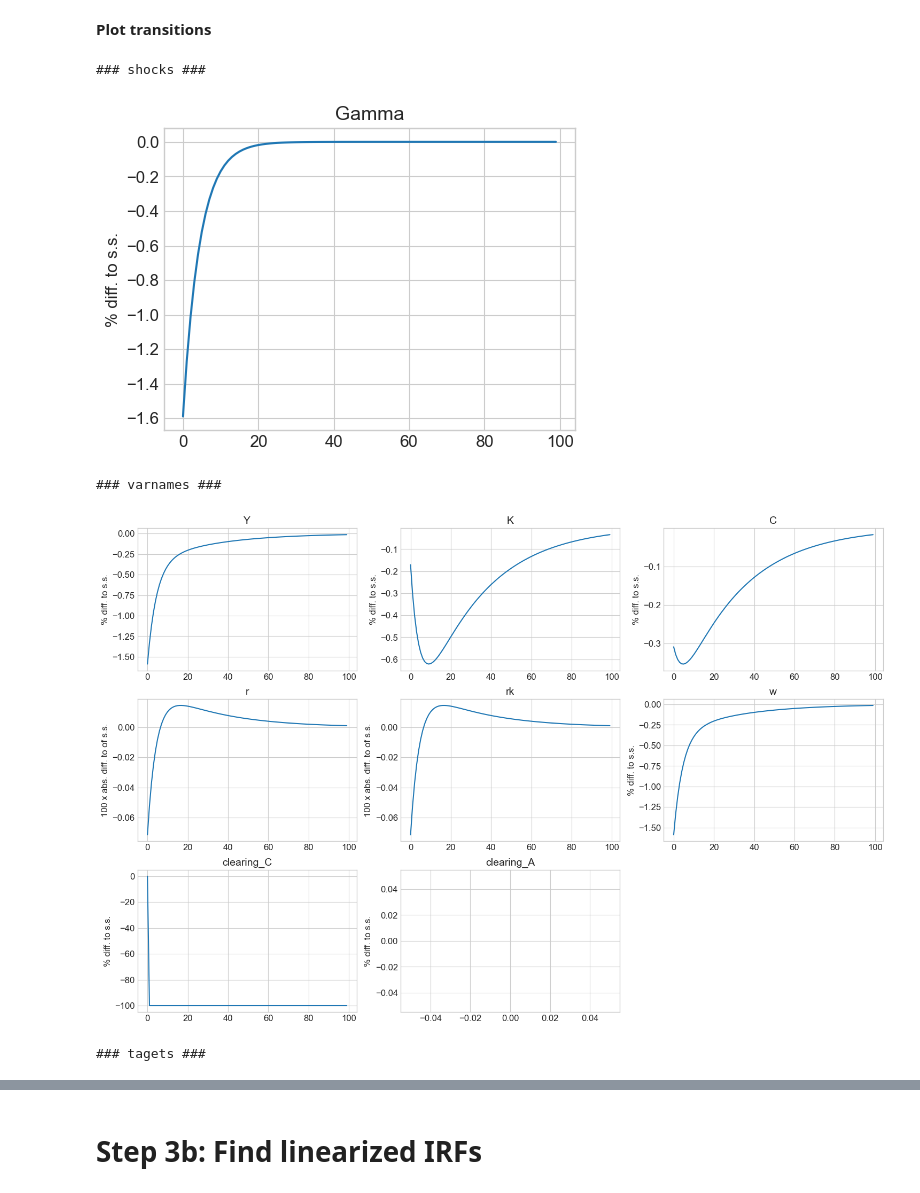
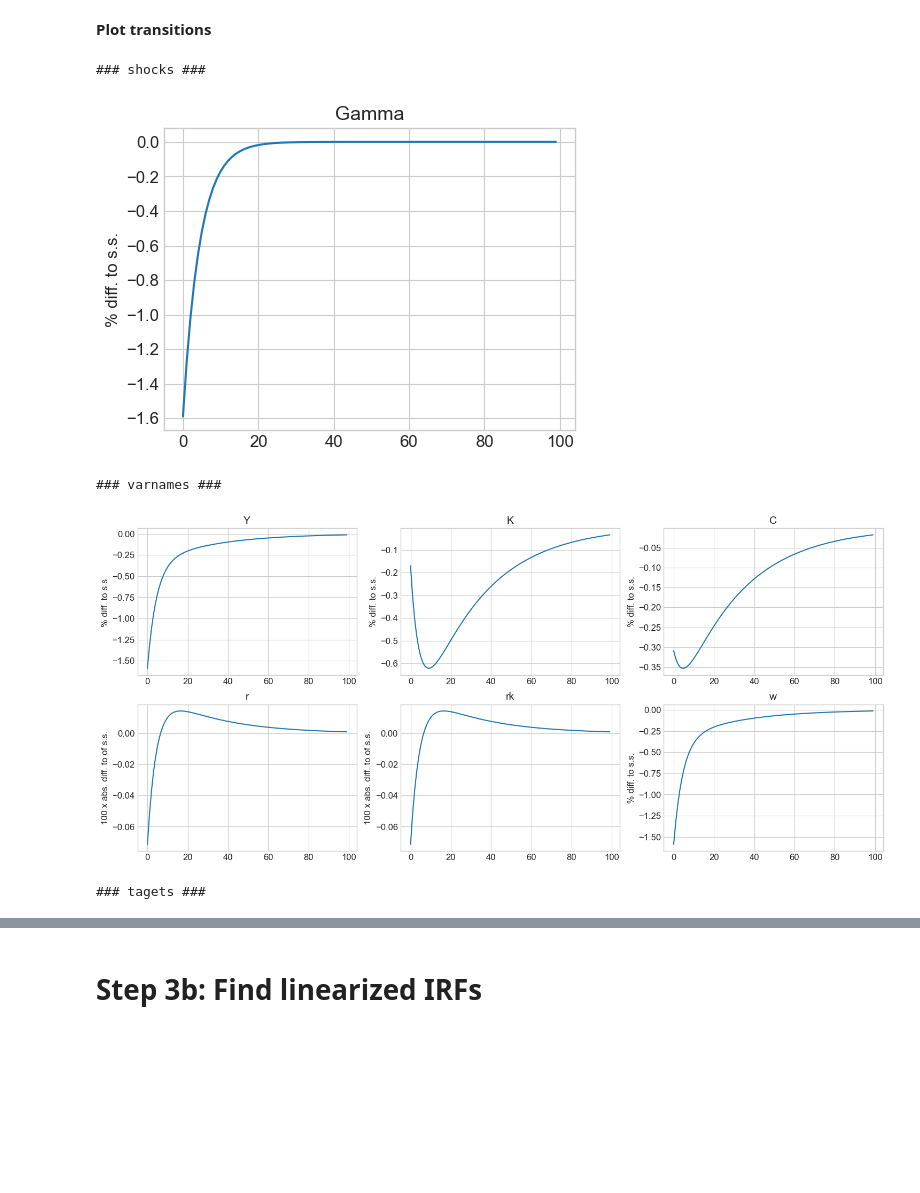
Before and after one commit to NumEconCopenhagen/GEModelToolsNotebooks, a Jupyter notebook: HANC/HANC.ipynb, the cells around one changed output, grey strips where cells are left out. Saved outputs shown, nothing was run; the diff lists cells and outputs as text; code cells hidden in the pictures; blank space fills up the shorter version.

```diff
--- a/HANC/HANC.ipynb
+++ b/HANC/HANC.ipynb
@@ -453,13 +453,13 @@ max_abs_diff = 0.0
 # %% [markdown]
 **Plot transitions**
 # %%
-paths = ['Y','K','C','r','rk','w','clearing_C','clearing_A']
+paths = ['Y','K','C','r','rk','w']
 abs_diff = ['r','rk']
 facs = {'r':100,'rk':100}
 model.show_IRFs(paths,abs_diff=abs_diff,facs=facs,ncols=3,T_max=100)
 # %% [output]
 ### shocks ###
 [figure]
 ### varnames ###
-[figure, old version]
+[figure, new version]
 ### tagets ###
```
Also changed, not shown: parts of 20 cells of this notebook, 4 other files.
